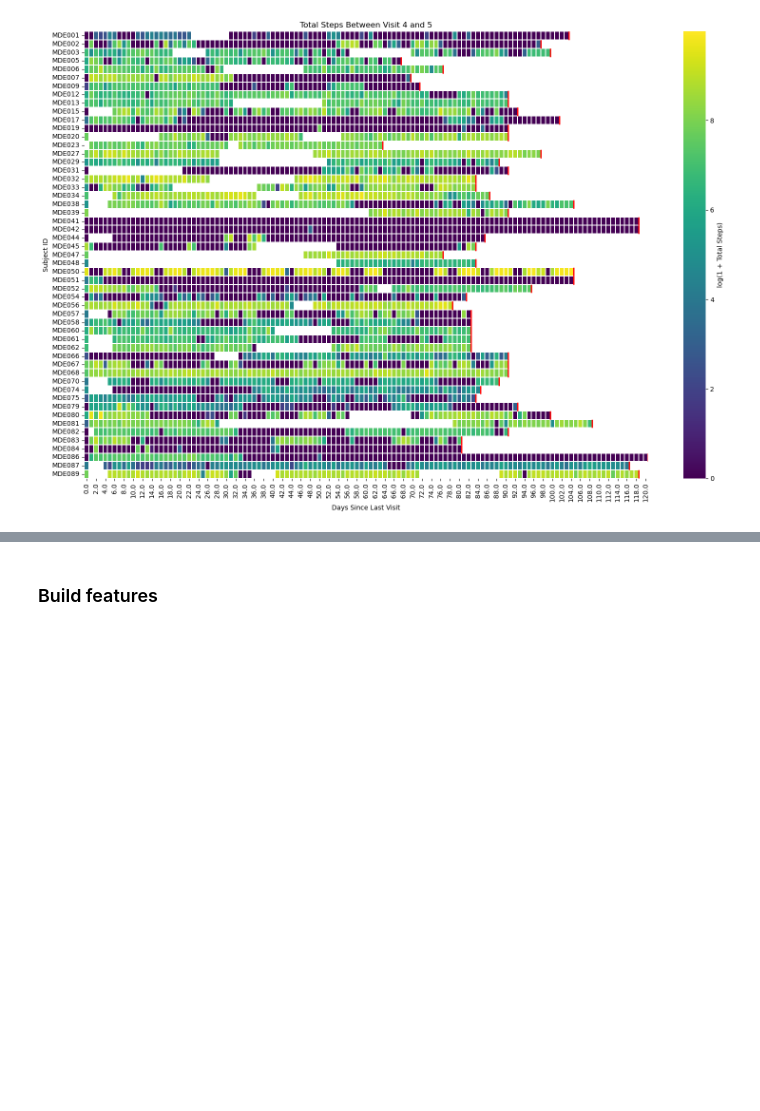
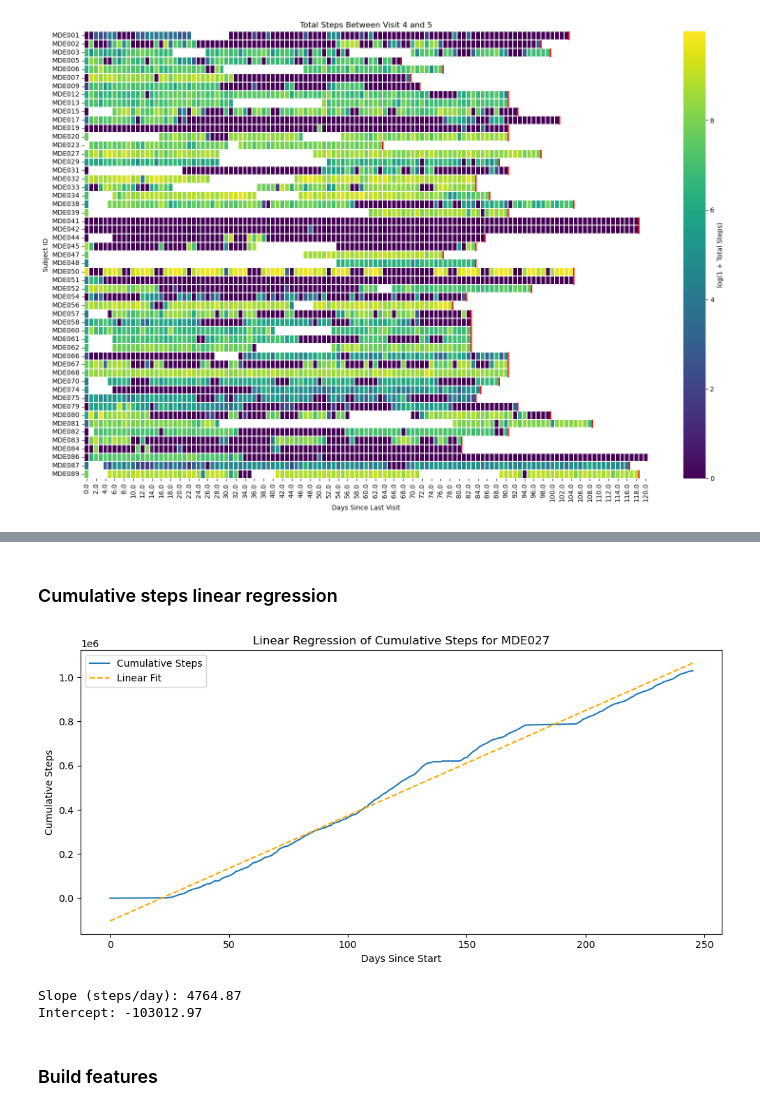
Before and after one commit to OHNLP/activity_tracker, a Jupyter notebook: notebooks/feature.ipynb, the cells around one changed output, grey strips where cells are left out. Cells and saved outputs as stored; diff of their text form; code cells hidden in the pictures; blank space fills up the shorter version.

```diff
--- a/notebooks/feature.ipynb
+++ b/notebooks/feature.ipynb
@@ -144,3 +233,43 @@ df_visit.query('subject_id == "MDE041"')
+# %% [markdown]
+### Cumulative steps linear regression
+# %%
+import numpy as np
+from sklearn.linear_model import LinearRegression
+import matplotlib.pyplot as plt
+
+subject_id = "MDE027"
+subj_daily = df_measurement[df_measurement["subject_id"] == subject_id].sort_values("date").copy()
+subj_daily["cumulative_steps"] = subj_daily["total_steps"].cumsum()
+
+# Convert date to days since first measurement
+subj_daily["days_since_start"] = (subj_daily["date"] - subj_daily["date"].min()).dt.days
+
+# Fit linear regression
+X = subj_daily["days_since_start"].values.reshape(-1, 1)
+y = subj_daily["cumulative_steps"].values
+reg = LinearRegression().fit(X, y)
+
+# Predict for plotting
+subj_daily["regression"] = reg.predict(X)
+
+# Plot
+plt.figure(figsize=(10, 5))
+plt.plot(subj_daily["days_since_start"], subj_daily["cumulative_steps"], label="Cumulative Steps")
+plt.plot(subj_daily["days_since_start"], subj_daily["regression"], color="orange", linestyle="--", label="Linear Fit")
+plt.xlabel("Days Since Start")
+plt.ylabel("Cumulative Steps")
+plt.title(f"Linear Regression of Cumulative Steps for {subject_id}")
+plt.legend()
+plt.tight_layout()
+plt.show()
+
+# Print regression slope (steps per day)
+print(f"Slope (steps/day): {reg.coef_[0]:.2f}")
+print(f"Intercept: {reg.intercept_:.2f}")
+# %% [output]
+[figure, added]
+Slope (steps/day): 4764.87
+Intercept: -103012.97
 # %% [markdown]
 ### Build features
 # %%
```
Also changed, not shown: parts of 5 cells of this notebook.
